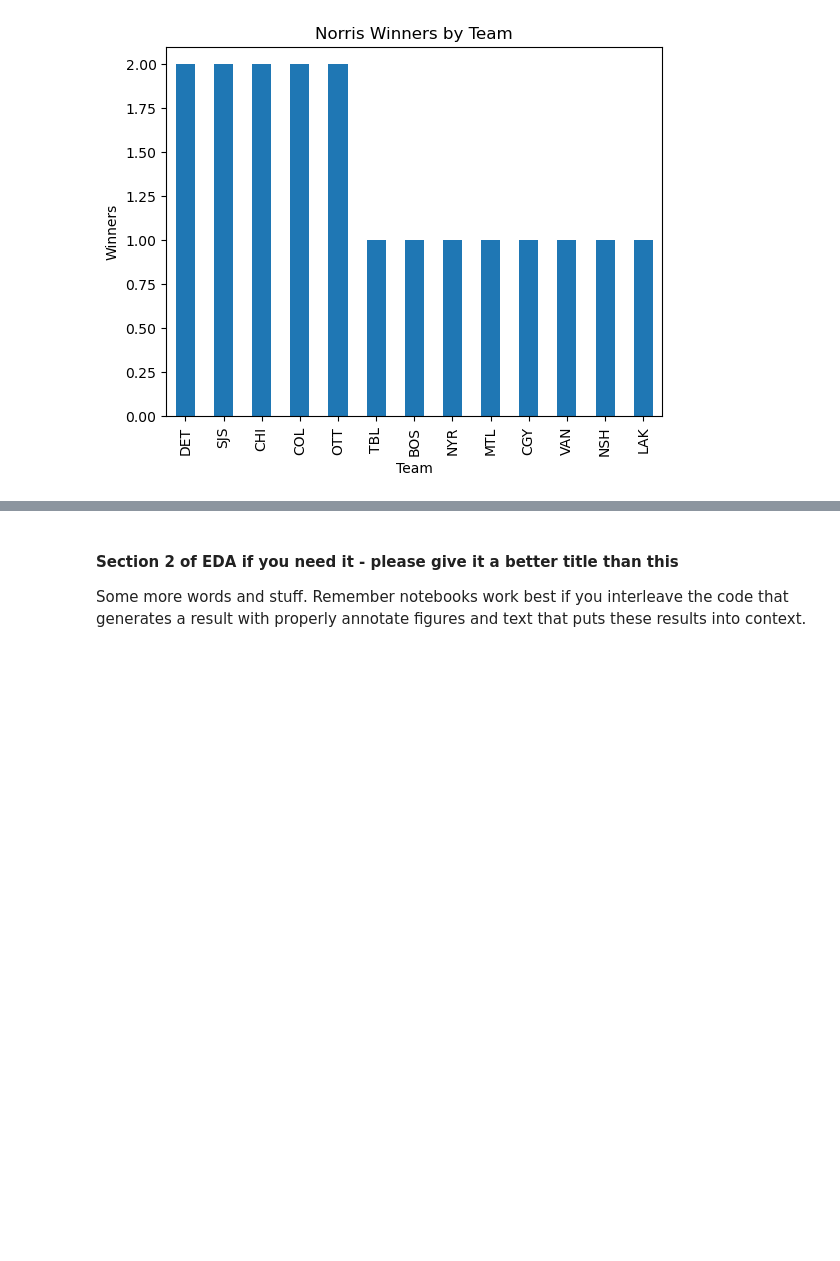
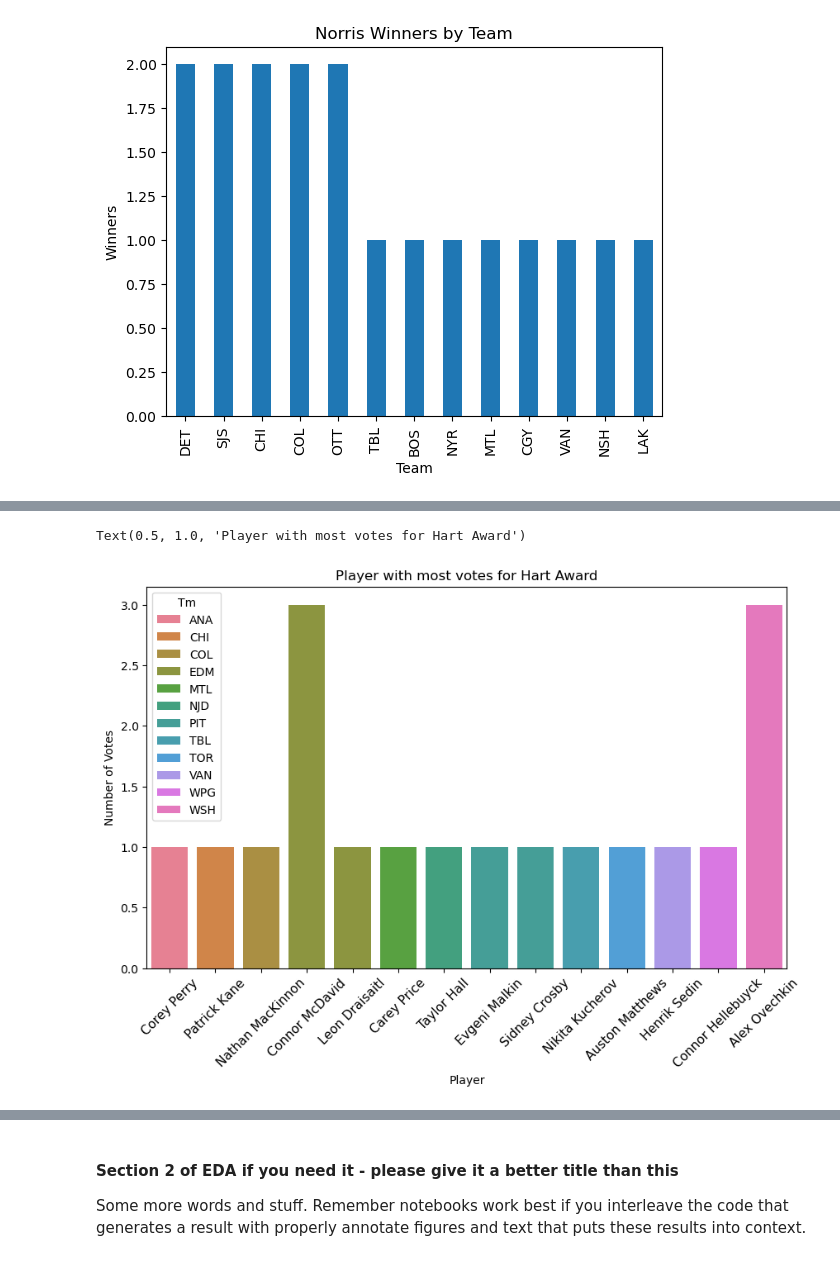
Before and after one commit to COGS108/Group118_WI26, a Jupyter notebook: 02-EDACheckpoint.ipynb, the cells around one changed output, grey strips where cells are left out. Cells and saved outputs as stored; diff of their text form; code cells hidden in the pictures; blank space fills up the shorter version.

Commit message:
new hart graph
aggregated wins

```diff
--- a/02-EDACheckpoint.ipynb
+++ b/02-EDACheckpoint.ipynb
@@ -199,0 +209,13 @@ plt.show()
+# %%
+top_players = hart_data[hart_data['Place'] == 1]
+fig, ax = plt.subplots(figsize=(10, 6))
+ax.tick_params(axis='x', labelsize=11, rotation=45)
+player_scores = top_players.groupby(['Tm', 'Player'])['Place'].sum().reset_index()
+sns.barplot(data=player_scores, x='Player', y='Place', hue='Tm', estimator=sum, errorbar=None)
+
+plt.xlabel('Player')
+plt.ylabel('Number of Votes')
+plt.title('Player with most votes for Hart Award')
+# %% [output]
+Text(0.5, 1.0, 'Player with most votes for Hart Award')
+[figure, added]
```
Also changed, not shown: parts of 2 cells of this notebook.
